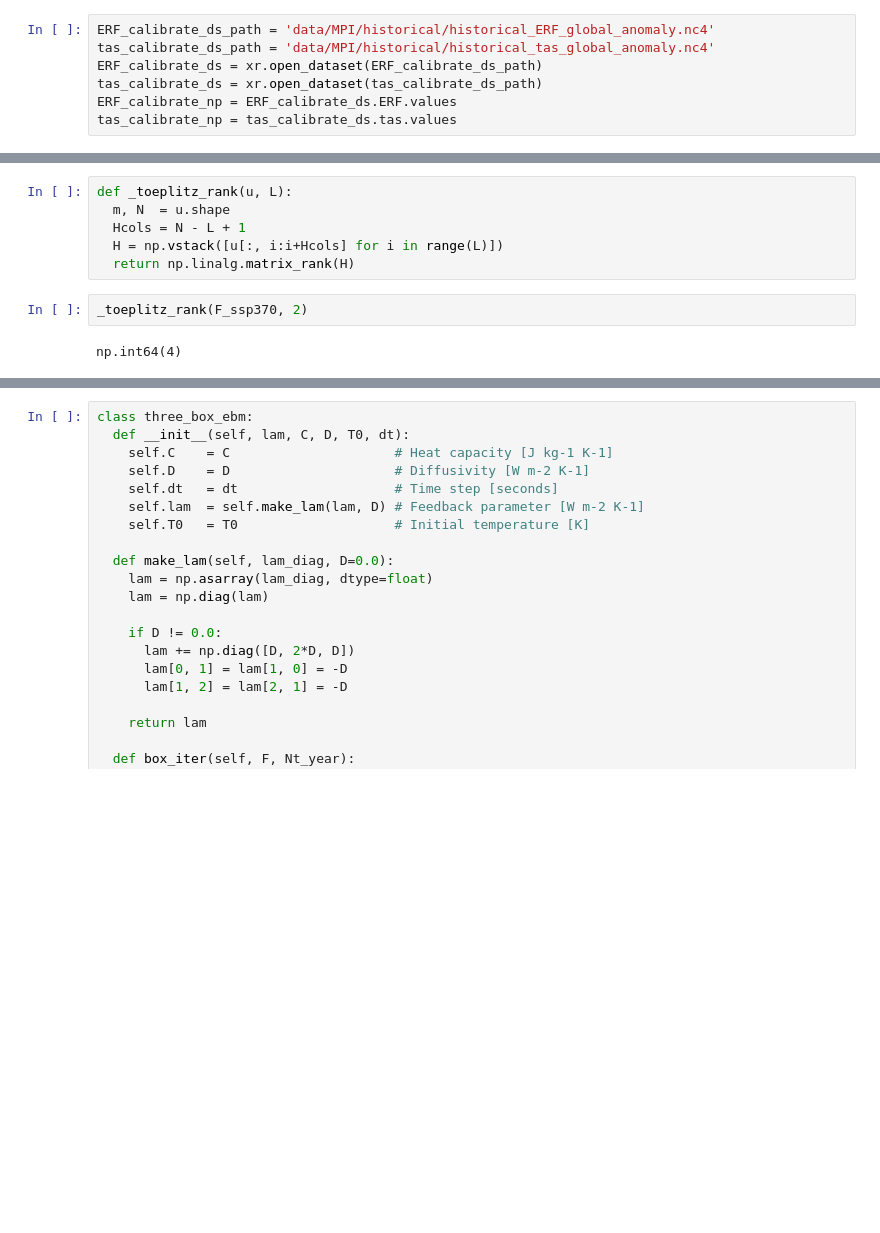
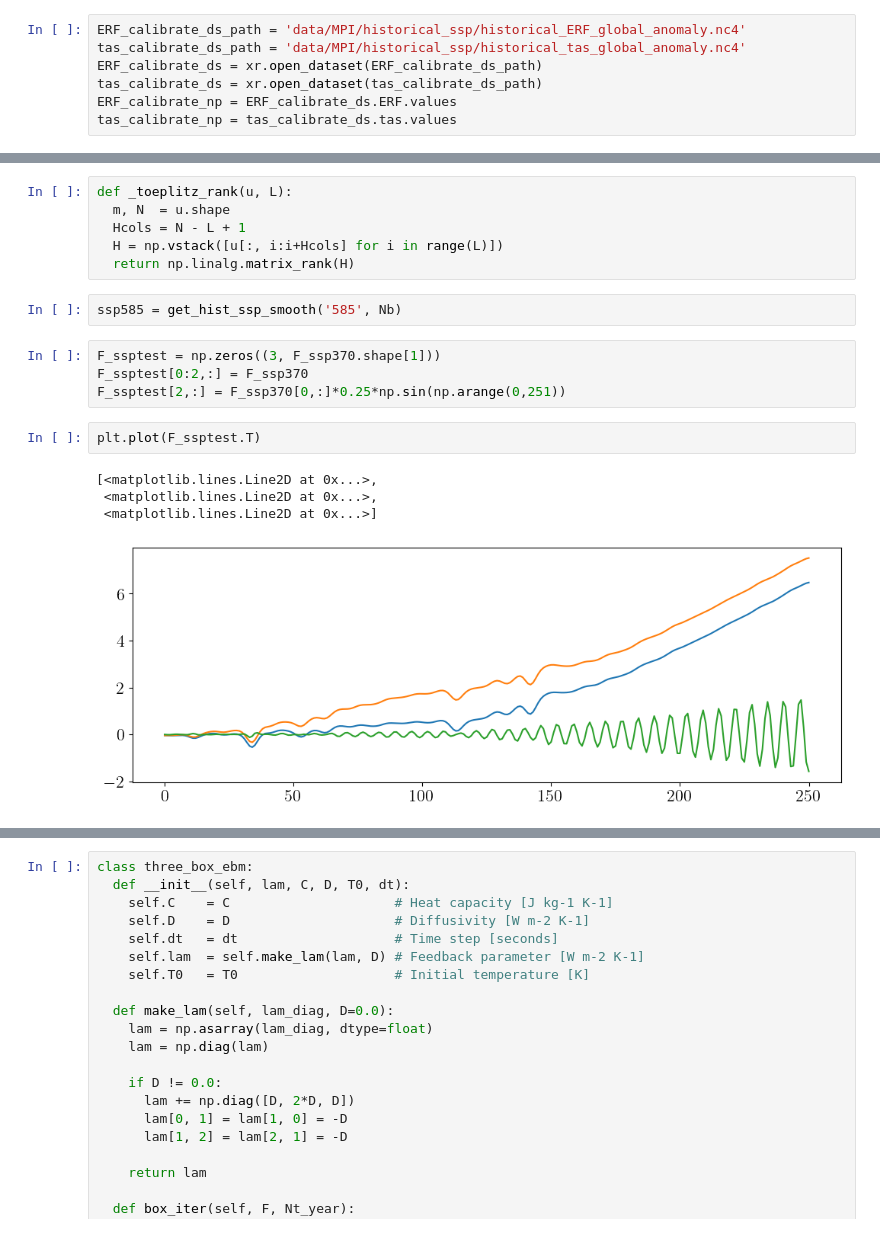
Before and after one commit to cbwomack/Emulator_Training_Data, a Jupyter notebook: scenario_testing.ipynb, the cells around one changed output, grey strips where cells are left out. Cells and saved outputs as stored; diff of their text form; blank space fills up the shorter version.

```diff
--- a/scenario_testing.ipynb
+++ b/scenario_testing.ipynb
@@ -150,8 +147,8 @@ class two_region_ebm:
 # %% [markdown]
 #### Load MPI data and calibrate box model
 # %%
-ERF_calibrate_ds_path = 'data/MPI/historical/historical_ERF_global_anomaly.nc4'
-tas_calibrate_ds_path = 'data/MPI/historical/historical_tas_global_anomaly.nc4'
+ERF_calibrate_ds_path = 'data/MPI/historical_ssp/historical_ERF_global_anomaly.nc4'
+tas_calibrate_ds_path = 'data/MPI/historical_ssp/historical_tas_global_anomaly.nc4'
 ERF_calibrate_ds = xr.open_dataset(ERF_calibrate_ds_path)
 tas_calibrate_ds = xr.open_dataset(tas_calibrate_ds_path)
 ERF_calibrate_np = ERF_calibrate_ds.ERF.values
@@ -293,7 +295,16 @@ def _toeplitz_rank(u, L):
   Hcols = N - L + 1
   H = np.vstack([u[:, i:i+Hcols] for i in range(L)])
   return np.linalg.matrix_rank(H)
-# %%
-_toeplitz_rank(F_ssp370, 2)
-# %% [output]
-np.int64(4)
+# %%
+ssp585 = get_hist_ssp_smooth('585', Nb)
+# %%
+F_ssptest = np.zeros((3, F_ssp370.shape[1]))
+F_ssptest[0:2,:] = F_ssp370
+F_ssptest[2,:] = F_ssp370[0,:]*0.25*np.sin(np.arange(0,251))
+# %%
+plt.plot(F_ssptest.T)
+# %% [output]
+[<matplotlib.lines.Line2D at 0x...>,
+ <matplotlib.lines.Line2D at 0x...>,
+ <matplotlib.lines.Line2D at 0x...>]
+[figure, added]
```
Also changed, not shown: parts of 24 cells of this notebook, 15 other files.
